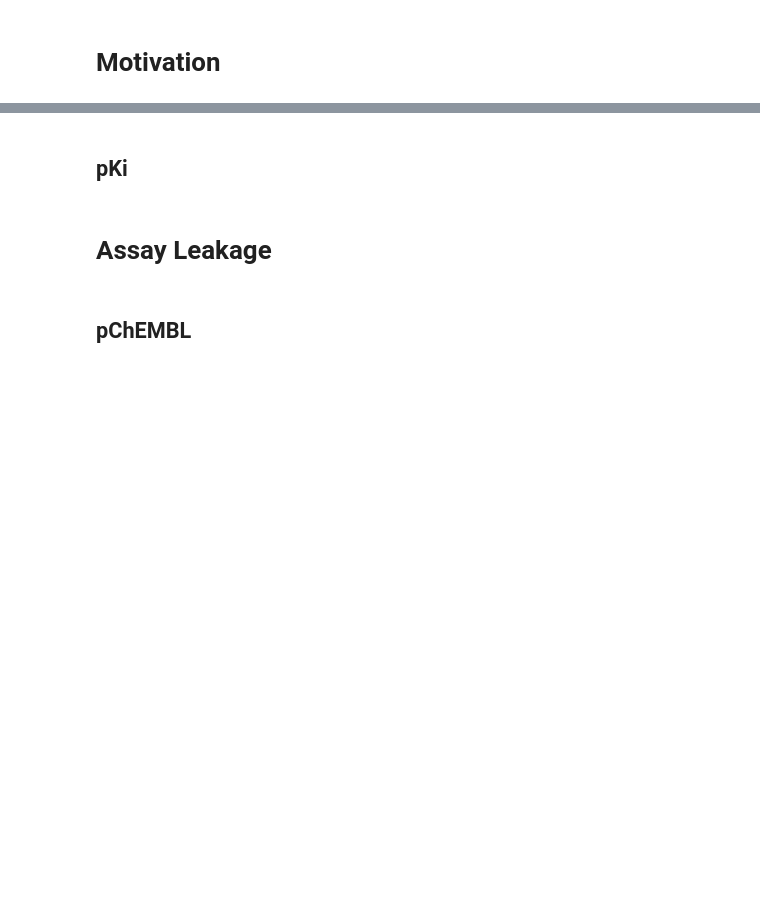
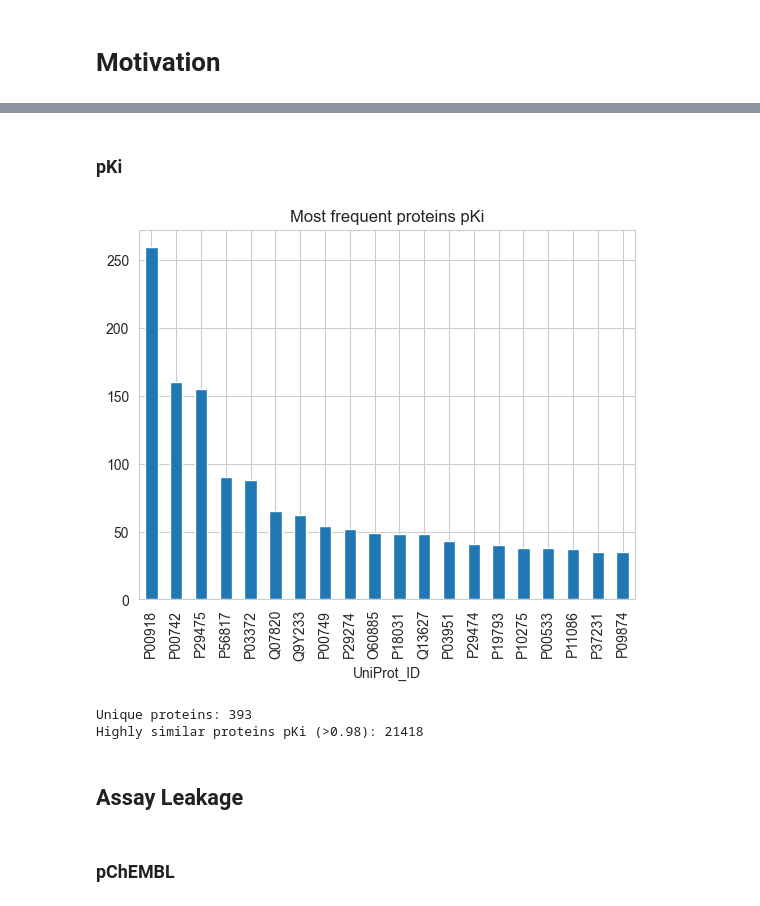
Before and after one commit to Leonorafonso28/protein_ligand_affinity_ml_pipeline, a Jupyter notebook: notebooks/02_Leakage_Analysis.ipynb, the cells around one changed output, grey strips where cells are left out. Cells and saved outputs as stored; diff of their text form; code cells hidden in the pictures; blank space fills up the shorter version.

```diff
--- a/notebooks/02_Leakage_Analysis.ipynb
+++ b/notebooks/02_Leakage_Analysis.ipynb
@@ -114,30 +157,34 @@ print("Highly similar proteins pChEMBL (>0.98):", (sim > 0.98).sum())
 # %% [markdown]
-## **pKi**
+### **pKi**
 # %%
-protein_counts = df_pKi['UniProt_ID'].value_counts()
+protein_counts = df_pki['UniProt_ID'].value_counts()
 
 plt.figure()
 protein_counts.head(20).plot(kind='bar')
 plt.title("Most frequent proteins pKi")
 plt.show()
 
 print("Unique proteins:", df_pki['UniProt_ID'].nunique())
 
 # Embedding Similarity Leakage
 esm_cols = [c for c in df_pki.columns if c.startswith('ESM2_')]
 
 sample_esm = df_pki.dropna(subset=esm_cols).sample(1000, random_state=42)
 
 emb = sample_esm[esm_cols].values
 
 sim = cosine_similarity(emb)
 np.fill_diagonal(sim, 0)
 
 print("Highly similar proteins pKi (>0.98):", (sim > 0.98).sum())
+# %% [output]
+[figure, added]
+Unique proteins: 393
+Highly similar proteins pKi (>0.98): 21418
 # %% [markdown]
-# **Assay Leakage**
+## **Assay Leakage**
 # %% [markdown]
-## **pChEMBL**
+### **pChEMBL**
 # %%
 assay_counts = df_pchembl['target_chembl_id'].value_counts()
 
```
Also changed, not shown: parts of 33 cells of this notebook, 4 other files.
